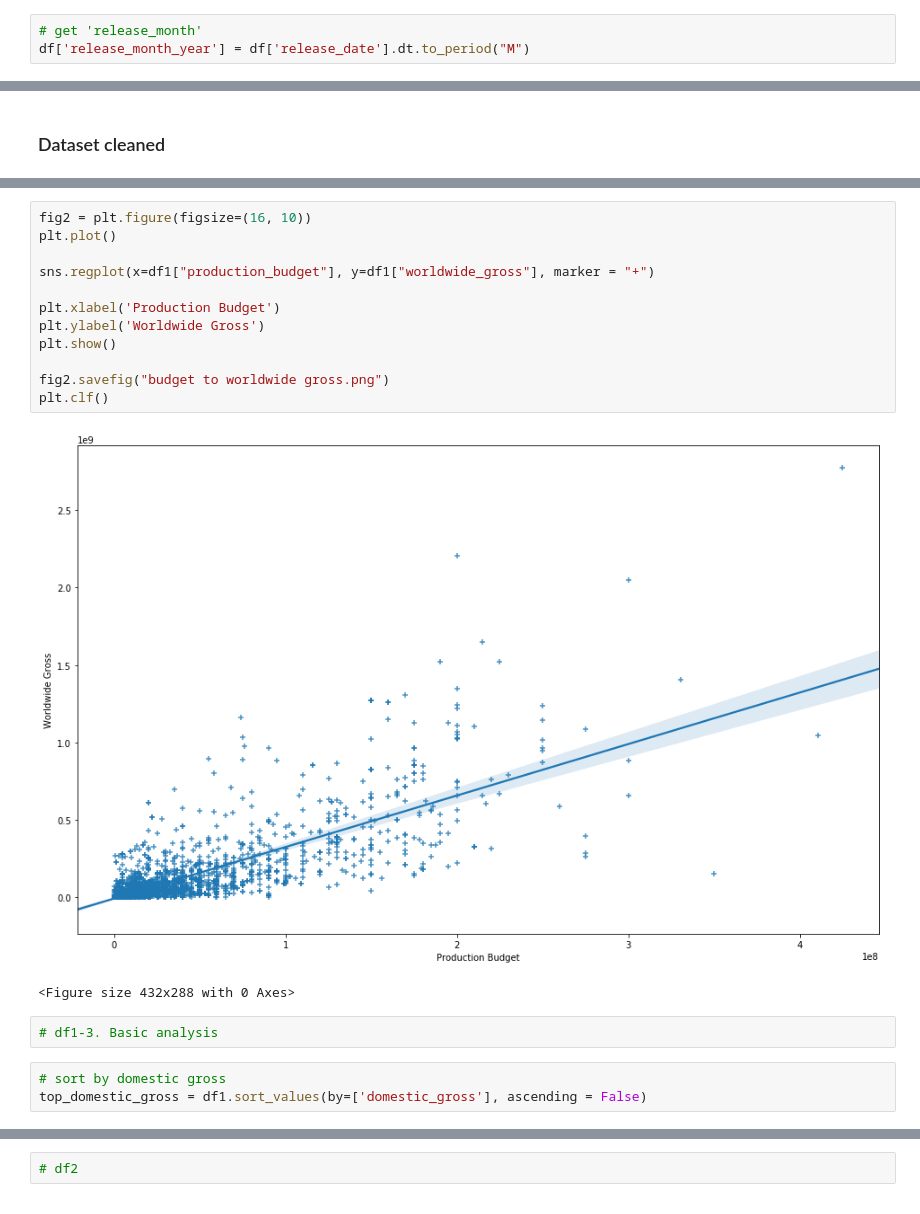
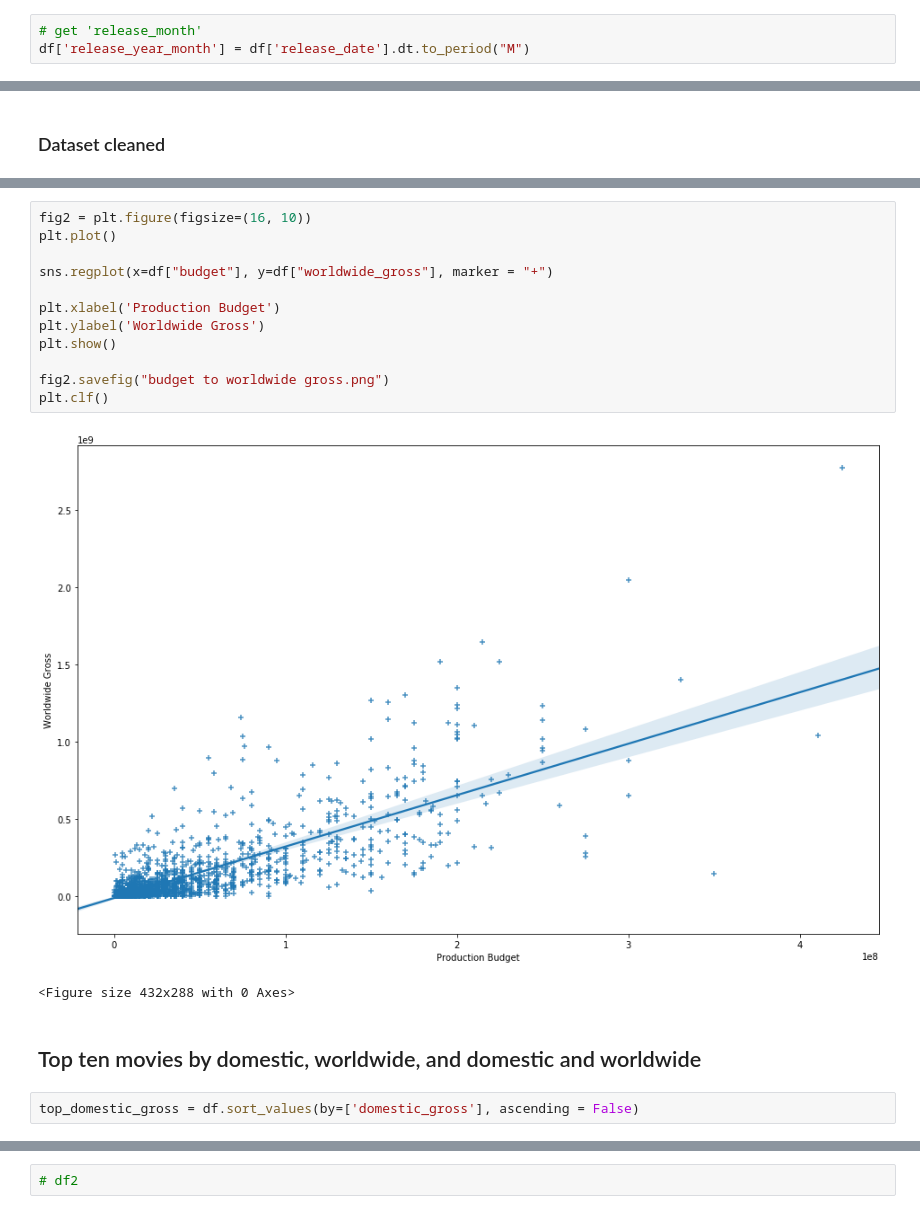
Before and after one commit to yli1517/mod-1-project, a Jupyter notebook: YL_Module1_Project_Raw_updated.ipynb, the cells around one changed output, grey strips where cells are left out. Cells and saved outputs as stored; diff of their text form.

Commit message:
Personal Analysis

```diff
--- a/YL_Module1_Project_Raw_updated.ipynb
+++ b/YL_Module1_Project_Raw_updated.ipynb
@@ -246,7 +266,7 @@ df['release_date'] = pd.to_datetime(df['release_date'])
 df['release_year'] = df['release_date'].dt.to_period("Y")
 # %%
 # get 'release_month'
-df['release_month_year'] = df['release_date'].dt.to_period("M")
+df['release_year_month'] = df['release_date'].dt.to_period("M")
 # %%
 df.head()
 # %% [output]
@@ -480,23 +446,22 @@ plt.clf()
 # %%
 fig2 = plt.figure(figsize=(16, 10))
 plt.plot()
 
-sns.regplot(x=df1["production_budget"], y=df1["worldwide_gross"], marker = "+")
+sns.regplot(x=df["budget"], y=df["worldwide_gross"], marker = "+")
 
 plt.xlabel('Production Budget')
 plt.ylabel('Worldwide Gross')
 plt.show()
 
 fig2.savefig("budget to worldwide gross.png")
 plt.clf()
 # %% [output]
-[figure, old version]
+[figure, new version]
 <Figure size 432x288 with 0 Axes>
-# %%
-# df1-3. Basic analysis
+# %% [markdown]
+## Top ten movies by domestic, worldwide, and domestic and worldwide
 # %%
-# sort by domestic gross
-top_domestic_gross = df1.sort_values(by=['domestic_gross'], ascending = False)
+top_domestic_gross = df.sort_values(by=['domestic_gross'], ascending = False)
 # %%
 top_domestic_gross.head(10)
 # %% [output]
```
Also changed, not shown: parts of 70 cells of this notebook, 28 other files.
